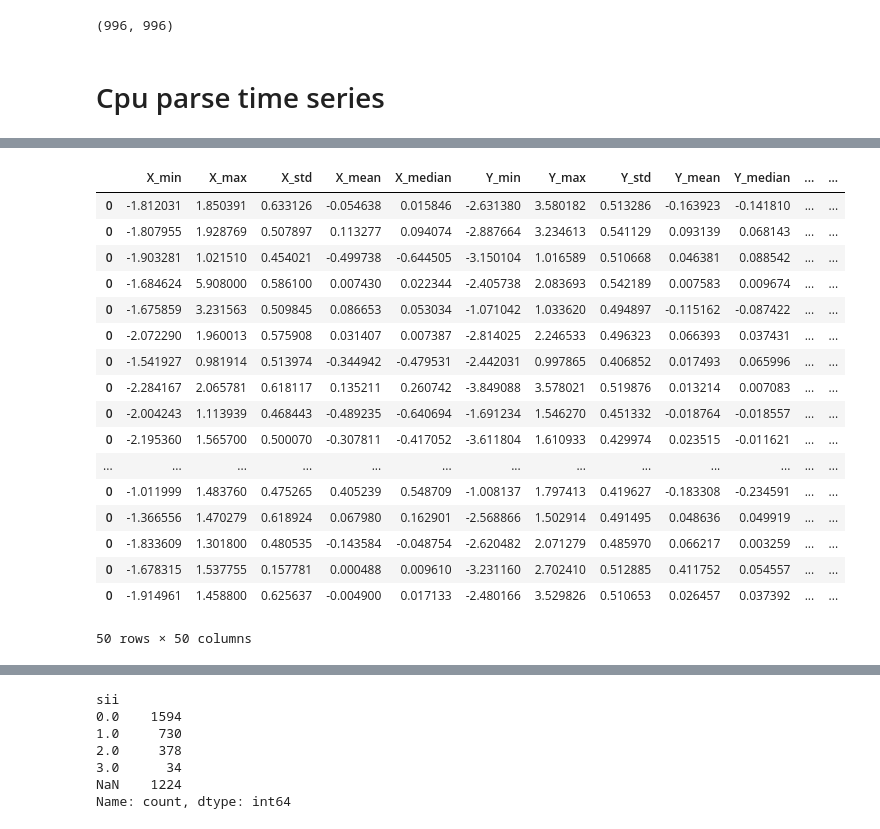
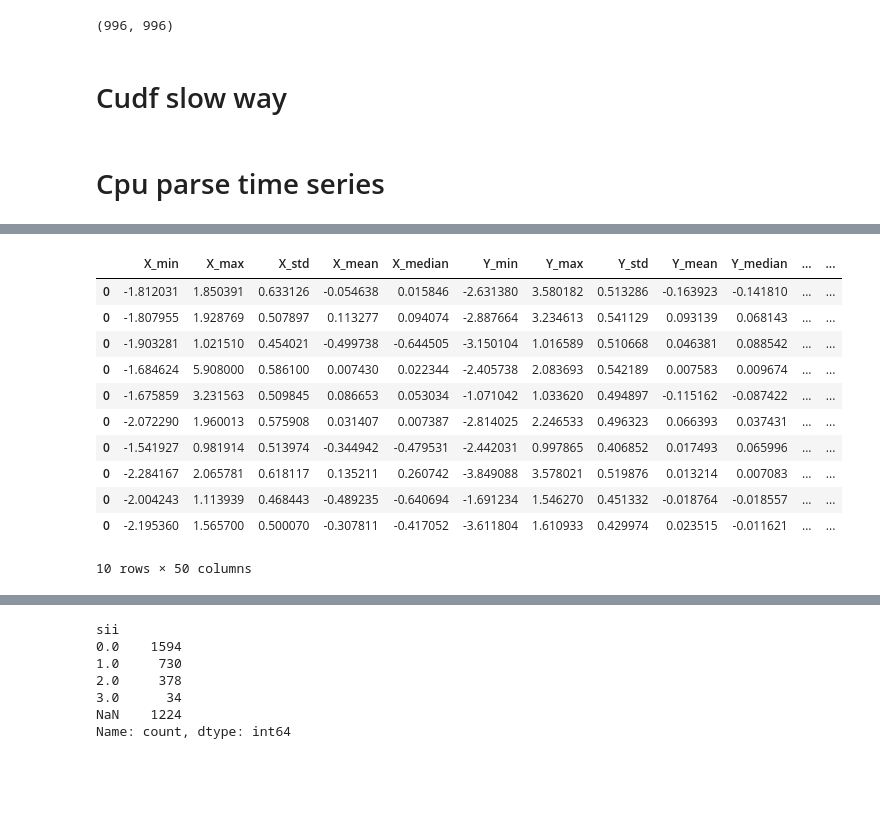
Before and after one commit to lusm554/kaggle_competitions, a Jupyter notebook: problematic-internet-use/parse_time_series.ipynb, the cells around one changed output, grey strips where cells are left out. Saved outputs shown, nothing was run; the diff lists cells and outputs as text; code cells hidden in the pictures; blank space fills up the shorter version.

```diff
--- a/problematic-internet-use/parse_time_series.ipynb
+++ b/problematic-internet-use/parse_time_series.ipynb
@@ -156,3 +48,5 @@ parquet_partitions = list((data_filepath / 'series_train.parquet').glob('id=*'))
 len(parquet_partitions), len(set(str(c).split('=')[1] for c in parquet_partitions) & set(train_df.id))
 # %% [output]
 (996, 996)
+# %% [markdown]
+# Cudf slow way
@@ -247,11 +225,13 @@ def handle_parquet_partition(partition_filepath):
     ts_onerow['relation_pre_pciat_period_activity'] = (pciat_period_activity or 1) / (pre_pciat_period_activity or 1)
     return ts_onerow
 
-parquet_partitions = parquet_partitions[:50]
-with ThreadPoolExecutor(max_workers=os.cpu_count() * 2) as executor:
-    results = list(tqdm(executor.map(lambda fpath: handle_parquet_partition(fpath), parquet_partitions), total=len(parquet_partitions)))
-ts_input = pd.concat(results); del results; gc.collect()
+def parse_time_series(parquet_partitions):
+    with ThreadPoolExecutor(max_workers=os.cpu_count() * 2) as executor:
+        results = list(tqdm(executor.map(lambda fpath: handle_parquet_partition(fpath), parquet_partitions), total=len(parquet_partitions)))
+    ts_input = pd.concat(results); del results; gc.collect()
+    return ts_input
 
-print(ts_input.memory_usage(deep=True).sum().round() / 1024 / 1024)
-ts_input
+ts_train = parse_time_series(parquet_partitions)
+print(ts_train.memory_usage(deep=True).sum().round() / 1024 / 1024)
+ts_train
 # %% [output]
@@ -261,18 +241,12 @@ Wall time: 1min 7s
 |  | X_min | X_max | X_std | X_mean | X_median | Y_min | Y_max | Y_std | Y_mean | Y_median | ... | ... |
 | 0 | -1.812031 | 1.850391 | 0.633126 | -0.054638 | 0.015846 | -2.631380 | 3.580182 | 0.513286 | -0.163923 | -0.141810 | ... | ... |
 | 0 | -1.807955 | 1.928769 | 0.507897 | 0.113277 | 0.094074 | -2.887664 | 3.234613 | 0.541129 | 0.093139 | 0.068143 | ... | ... |
 | 0 | -1.903281 | 1.021510 | 0.454021 | -0.499738 | -0.644505 | -3.150104 | 1.016589 | 0.510668 | 0.046381 | 0.088542 | ... | ... |
 | 0 | -1.684624 | 5.908000 | 0.586100 | 0.007430 | 0.022344 | -2.405738 | 2.083693 | 0.542189 | 0.007583 | 0.009674 | ... | ... |
 | 0 | -1.675859 | 3.231563 | 0.509845 | 0.086653 | 0.053034 | -1.071042 | 1.033620 | 0.494897 | -0.115162 | -0.087422 | ... | ... |
 | 0 | -2.072290 | 1.960013 | 0.575908 | 0.031407 | 0.007387 | -2.814025 | 2.246533 | 0.496323 | 0.066393 | 0.037431 | ... | ... |
 | 0 | -1.541927 | 0.981914 | 0.513974 | -0.344942 | -0.479531 | -2.442031 | 0.997865 | 0.406852 | 0.017493 | 0.065996 | ... | ... |
 | 0 | -2.284167 | 2.065781 | 0.618117 | 0.135211 | 0.260742 | -3.849088 | 3.578021 | 0.519876 | 0.013214 | 0.007083 | ... | ... |
 | 0 | -2.004243 | 1.113939 | 0.468443 | -0.489235 | -0.640694 | -1.691234 | 1.546270 | 0.451332 | -0.018764 | -0.018557 | ... | ... |
 | 0 | -2.195360 | 1.565700 | 0.500070 | -0.307811 | -0.417052 | -3.611804 | 1.610933 | 0.429974 | 0.023515 | -0.011621 | ... | ... |
-| ... | ... | ... | ... | ... | ... | ... | ... | ... | ... | ... | ... | ... |
-| 0 | -1.011999 | 1.483760 | 0.475265 | 0.405239 | 0.548709 | -1.008137 | 1.797413 | 0.419627 | -0.183308 | -0.234591 | ... | ... |
-| 0 | -1.366556 | 1.470279 | 0.618924 | 0.067980 | 0.162901 | -2.568866 | 1.502914 | 0.491495 | 0.048636 | 0.049919 | ... | ... |
-| 0 | -1.833609 | 1.301800 | 0.480535 | -0.143584 | -0.048754 | -2.620482 | 2.071279 | 0.485970 | 0.066217 | 0.003259 | ... | ... |
-| 0 | -1.678315 | 1.537755 | 0.157781 | 0.000488 | 0.009610 | -3.231160 | 2.702410 | 0.512885 | 0.411752 | 0.054557 | ... | ... |
-| 0 | -1.914961 | 1.458800 | 0.625637 | -0.004900 | 0.017133 | -2.480166 | 3.529826 | 0.510653 | 0.026457 | 0.037392 | ... | ... |
-50 rows × 50 columns
+10 rows × 50 columns
```
Also changed, not shown: parts of 16 cells of this notebook.
